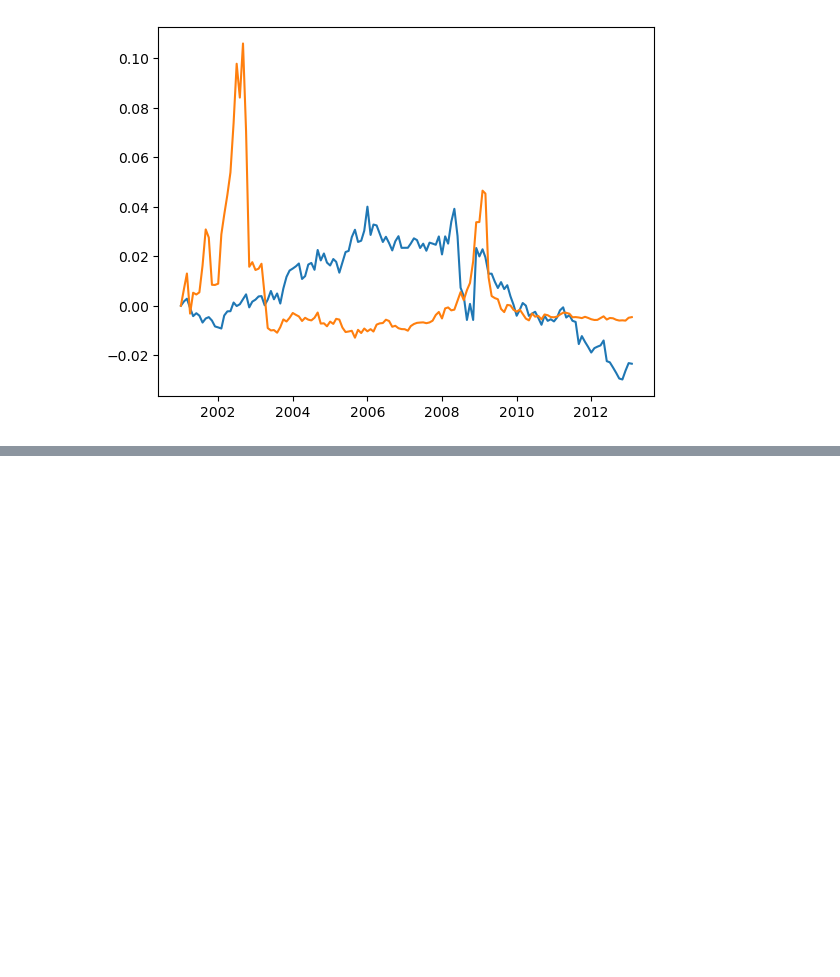
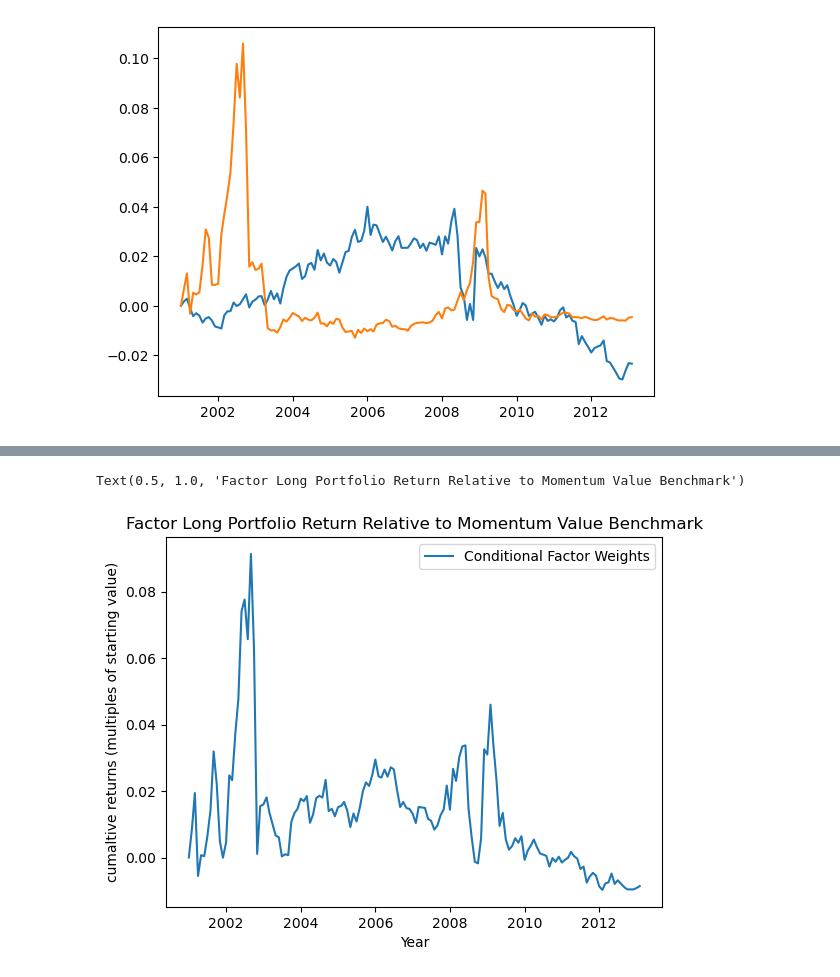
Before and after one commit to Toby3220/EF-5058-HFS, a Jupyter notebook: Group Project/main.ipynb, the cells around one changed output, grey strips where cells are left out. Cells and saved outputs as stored; diff of their text form; code cells hidden in the pictures; blank space fills up the shorter version.

```diff
--- a/Group Project/main.ipynb
+++ b/Group Project/main.ipynb
@@ -729,0 +721,9 @@ cb.infomation_ratio(ejc_ret3,momval_ret)
+# %%
+plt.plot(ejc_cret3 - momval_cret)
+plt.legend(["Conditional Factor Weights","Momentum Value"])
+plt.xlabel("Year")
+plt.ylabel("cumaltive returns (multiples of starting value)")
+plt.title("Factor Long Portfolio Return Relative to Momentum Value Benchmark")
+# %% [output]
+Text(0.5, 1.0, 'Factor Long Portfolio Return Relative to Momentum Value Benchmark')
+[figure, added]
```
Also changed, not shown: parts of 21 cells of this notebook.
